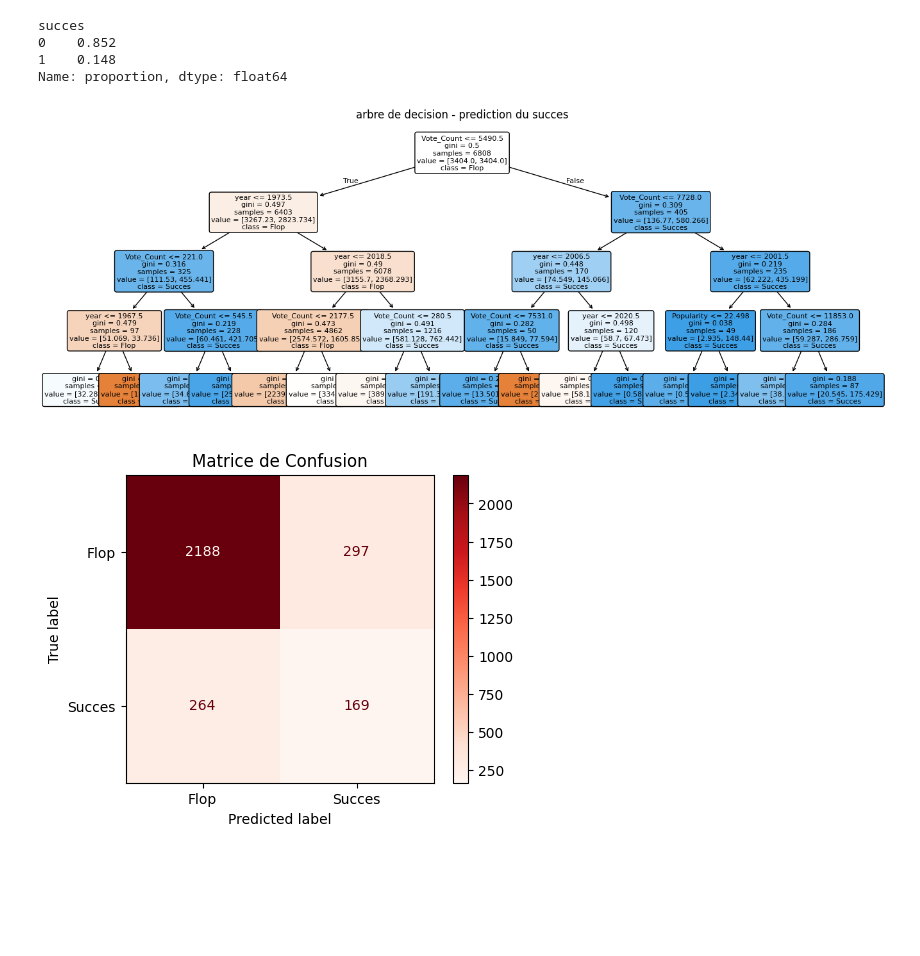
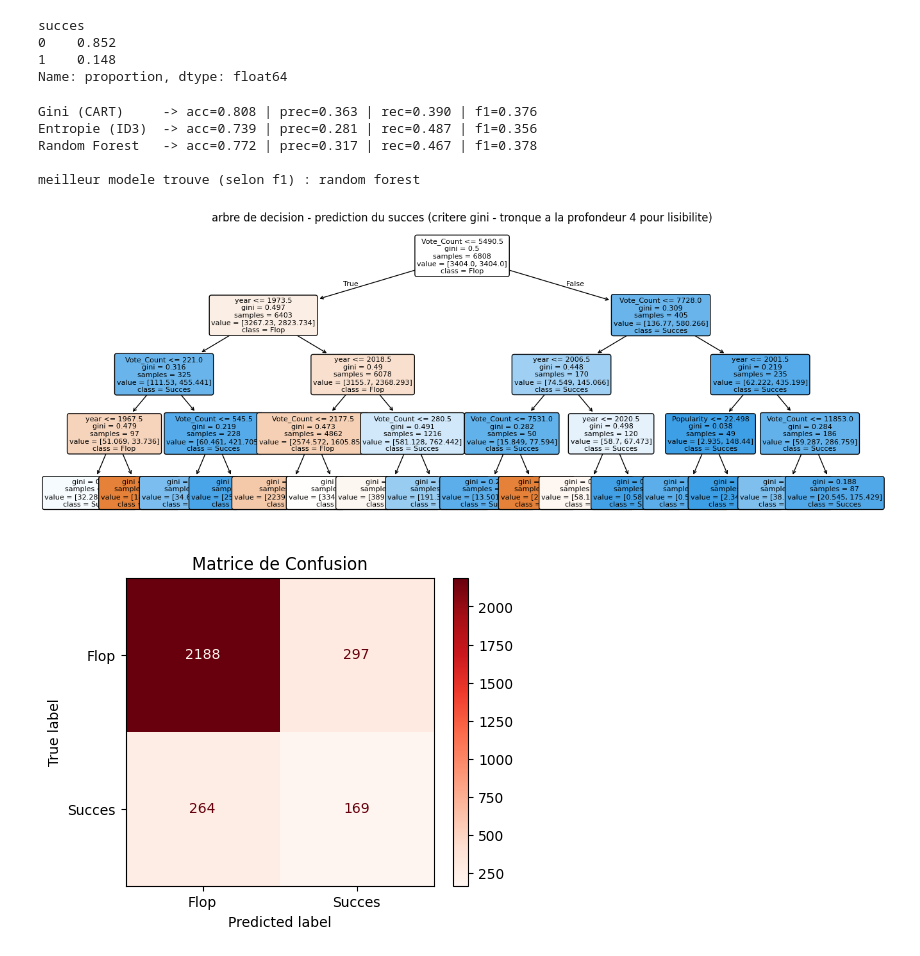
Before and after one commit to Dylan801/8PRO408, a Jupyter notebook: notebook.ipynb, the cells around one changed output. Cells and saved outputs as stored; diff of their text form; code cells hidden in the pictures; blank space fills up the shorter version.

Commit message:
version corrigé suite au diapo

```diff
--- a/notebook.ipynb
+++ b/notebook.ipynb
@@ -600,19 +583,49 @@ succes
 0    0.852
 1    0.148
 Name: proportion, dtype: float64
-# %%
-# arbre de decision (max_depth = elagage, evite le surapprentissage)
-clf = DecisionTreeClassifier(max_depth=4, random_state=RANDOM_STATE,
-                             class_weight="balanced")
-clf.fit(X_train, y_train)
-
-fig, ax = plt.subplots(figsize=(16, 6))
-plot_tree(clf, feature_names=feat_clf, class_names=["Flop", "Succes"],
-          filled=True, rounded=True, fontsize=8, ax=ax)
-ax.set_title("arbre de decision - prediction du succes")
-plt.show()
-# %% [output]
-[figure, removed]
+# %%
+# 1. arbre gini (defaut sklearn = cart, limitation avec min_samples_split pour le pre-elagage du cours 8)
+clf = DecisionTreeClassifier(max_depth=4, min_samples_split=20, random_state=RANDOM_STATE,
+                             class_weight="balanced")
+clf.fit(X_train, y_train)
+
+# arbre entropie (id3/c4.5
+clf_ent = DecisionTreeClassifier(max_depth=4, min_samples_split=20, random_state=RANDOM_STATE,
+                                 class_weight="balanced", criterion="entropy")
+clf_ent.fit(X_train, y_train)
+
+# random forest
+rf = RandomForestClassifier(n_estimators=100, max_depth=4, min_samples_split=20,
+                            class_weight="balanced", random_state=RANDOM_STATE)
+rf.fit(X_train, y_train)
+
+# 2. comparaison avec toutes les metriques du cours 8 (precision et recall inclus pour la section 7)
+for nom, mod in [("Gini (CART)", clf), ("Entropie (ID3)", clf_ent), ("Random Forest", rf)]:
+    preds = mod.predict(X_test)
+    sc = mod.score(X_test, y_test)
+    prec = precision_score(y_test, preds, zero_division=0)
+    rec = recall_score(y_test, preds)
+    f1 = f1_score(y_test, preds)
+    print(f"{nom:15s} -> acc={sc:.3f} | prec={prec:.3f} | rec={rec:.3f} | f1={f1:.3f}")
+
+# on garde le meilleur modele selon le f1-score pour la suite
+best = max([(clf, "gini (cart)"), (clf_ent, "entropie (id3)"), (rf, "random forest")],
+           key=lambda x: f1_score(y_test, x[0].predict(X_test)))
+print(f"\nmeilleur modele trouve (selon f1) : {best[1]}")
+
+# 3. visualisation graphique de l'arbre (max_depth=2 pour la lisibilite des branches sur les slides)
+fig, ax = plt.subplots(figsize=(16, 6))
+plot_tree(clf, feature_names=feat_clf, class_names=["Flop", "Succes"],
+          filled=True, rounded=True, fontsize=8, ax=ax, max_depth=4)
+ax.set_title("arbre de decision - prediction du succes (critere gini - tronque a la profondeur 4 pour lisibilite)")
+plt.show()
+# %% [output]
+Gini (CART)     -> acc=0.808 | prec=0.363 | rec=0.390 | f1=0.376
+Entropie (ID3)  -> acc=0.739 | prec=0.281 | rec=0.487 | f1=0.356
+Random Forest   -> acc=0.772 | prec=0.317 | rec=0.467 | f1=0.378
+
+meilleur modele trouve (selon f1) : random forest
+[figure, added]
 # %%
 # Predictions calculees une seule fois ici
 y_pred = clf.predict(X_test)
```
Also changed, not shown: parts of 9 cells of this notebook.
